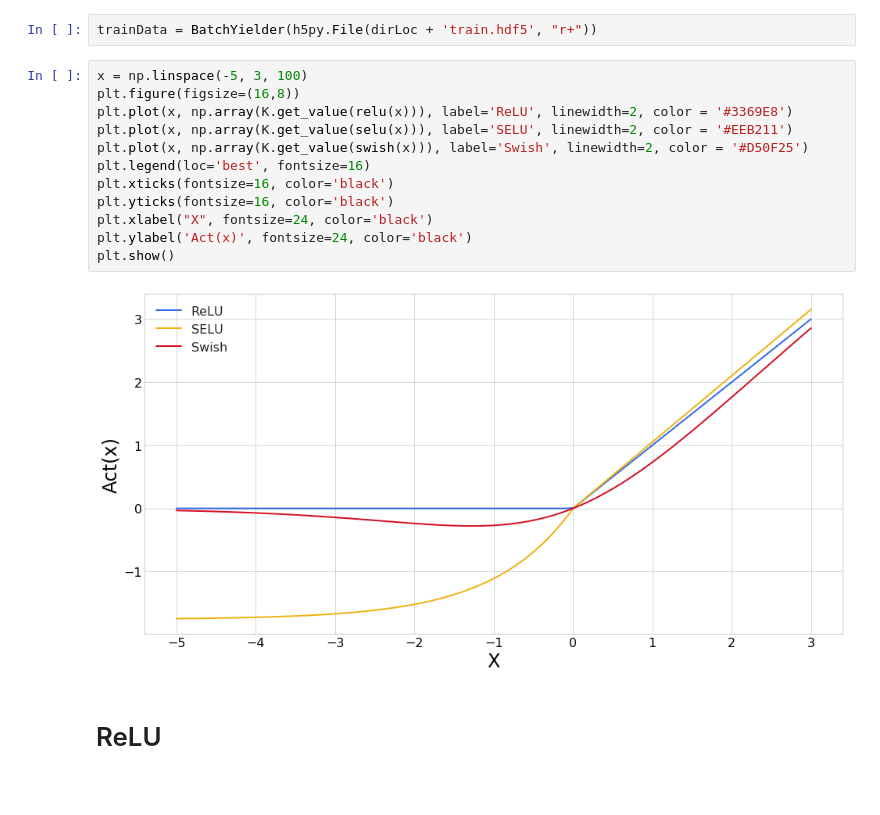
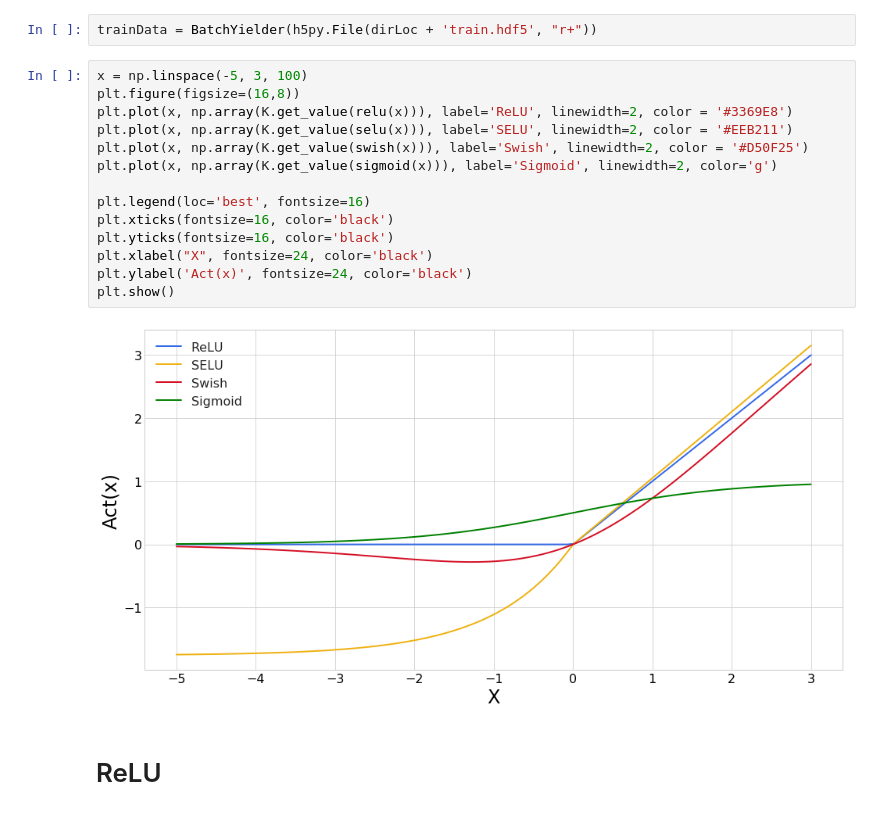
Before and after one commit to GilesStrong/QCHS-2018, a Jupyter notebook: Notebooks/2_Investigation_Activation_Function.ipynb, the cells around one changed output. Cells and saved outputs as stored; diff of their text form.

```diff
--- a/Notebooks/2_Investigation_Activation_Function.ipynb
+++ b/Notebooks/2_Investigation_Activation_Function.ipynb
@@ -38,17 +38,19 @@ trainData = BatchYielder(h5py.File(dirLoc + 'train.hdf5', "r+"))
 # %%
 x = np.linspace(-5, 3, 100)
 plt.figure(figsize=(16,8))
 plt.plot(x, np.array(K.get_value(relu(x))), label='ReLU', linewidth=2, color = '#3369E8')
 plt.plot(x, np.array(K.get_value(selu(x))), label='SELU', linewidth=2, color = '#EEB211')
 plt.plot(x, np.array(K.get_value(swish(x))), label='Swish', linewidth=2, color = '#D50F25')
+plt.plot(x, np.array(K.get_value(sigmoid(x))), label='Sigmoid', linewidth=2, color='g')
+
 plt.legend(loc='best', fontsize=16)
 plt.xticks(fontsize=16, color='black')
 plt.yticks(fontsize=16, color='black')
 plt.xlabel("X", fontsize=24, color='black')
 plt.ylabel('Act(x)', fontsize=24, color='black')
 plt.show()
 # %% [output]
-[figure, old version]
+[figure, new version]
 # %% [markdown]
 # ReLU
 # %%
```
Also changed, not shown: parts of 1 cell of this notebook, 15 other files.
